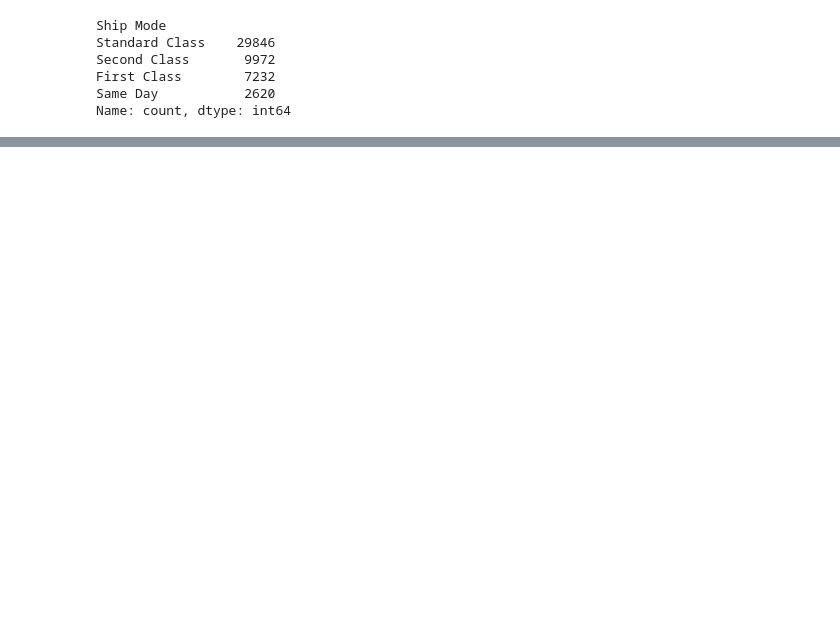
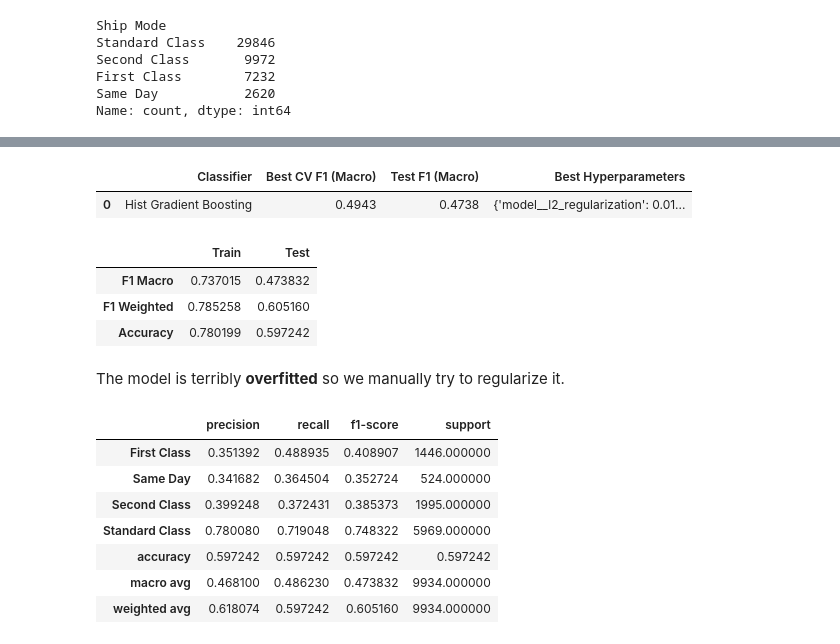
Before and after one commit to bahram0111/bootcamp-store-analytics, a Jupyter notebook: EDA_ML_Bahram.ipynb, the cells around one changed output, grey strips where cells are left out. Cells and saved outputs as stored; diff of their text form; code cells hidden in the pictures; blank space fills up the shorter version.

Commit message:
added final version of ML model and deleted the files of previous result

```diff
--- a/EDA_Bahram.ipynb
+++ b/EDA_ML_Bahram.ipynb
@@ -1199,0 +1363,12 @@ Finished saving.
+# %%
+preprocessor = ColumnTransformer(
+    transformers=[
+        ("num", "passthrough", numeric_cols),
+        ("cat", OrdinalEncoder(
+            handle_unknown="use_encoded_value",
+            unknown_value=-1
+        ), categorical_cols)
+    ]
+)
+# %%
+categorical_mask = [False] * len(numeric_cols) + [True] * len(categorical_cols)
@@ -1199,0 +1442,53 @@ Finished saving.
+# %%
+results_df
+# %% [output]
+|  | Classifier | Best CV F1 (Macro) | Test F1 (Macro) | Best Hyperparameters |
+| 0 | Hist Gradient Boosting | 0.4943 | 0.4738 | {'model__l2_regularization': 0.01... |
+# %%
+def evaluate_model(model, X_train, y_train, X_test, y_test):
+    y_train_pred = model.predict(X_train)
+    y_test_pred = model.predict(X_test)
+
+
+    df_metrics = pd.DataFrame({
+        "Train": [
+            f1_score(y_train, y_train_pred, average="macro"),
+            f1_score(y_train, y_train_pred, average="weighted"),
+            accuracy_score(y_train, y_train_pred)
+        ],
+        "Test": [
+            f1_score(y_test, y_test_pred, average="macro"),
+            f1_score(y_test, y_test_pred, average="weighted"),
+            accuracy_score(y_test, y_test_pred)
+        ]
+    }, index=["F1 Macro", "F1 Weighted", "Accuracy"])
+
+
+    df_report = pd.DataFrame(classification_report(y_test, y_test_pred, output_dict=True)).T
+
+
+    df_cm = pd.DataFrame(confusion_matrix(y_test, y_test_pred))
+
+    return df_metrics, df_report, df_cm
+# %%
+df_metrics, df_report, df_cm = evaluate_model(best_model , X_train_clean , y_train , X_test_clean , y_test)
+# %%
+df_metrics
+# %% [output]
+|  | Train | Test |
+| F1 Macro | 0.737015 | 0.473832 |
+| F1 Weighted | 0.785258 | 0.605160 |
+| Accuracy | 0.780199 | 0.597242 |
+# %% [markdown]
+The model is terribly **overfitted** so we manually try to regularize it.
+# %%
+df_report
+# %% [output]
+|  | precision | recall | f1-score | support |
+| First Class | 0.351392 | 0.488935 | 0.408907 | 1446.000000 |
+| Same Day | 0.341682 | 0.364504 | 0.352724 | 524.000000 |
+| Second Class | 0.399248 | 0.372431 | 0.385373 | 1995.000000 |
+| Standard Class | 0.780080 | 0.719048 | 0.748322 | 5969.000000 |
+| accuracy | 0.597242 | 0.597242 | 0.597242 | 0.597242 |
+| macro avg | 0.468100 | 0.486230 | 0.473832 | 9934.000000 |
+| weighted avg | 0.618074 | 0.597242 | 0.605160 | 9934.000000 |
```
Also changed, not shown: parts of 65 cells of this notebook, 2 other files.
